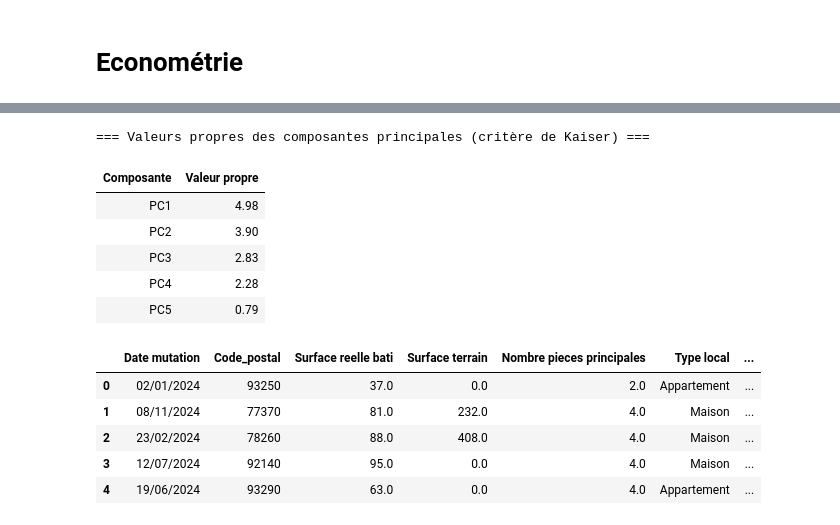
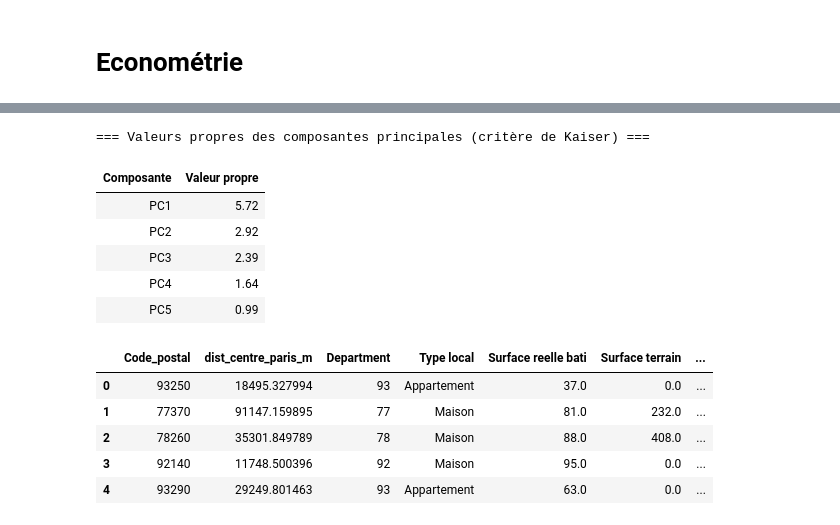
Before and after one commit to gaybrice/projet-python-ds, a Jupyter notebook: notebooks/econometrie.ipynb, the cells around one changed output, grey strips where cells are left out. Cells and saved outputs as stored; diff of their text form; code cells hidden in the pictures.

```diff
--- a/notebooks/econometrie.ipynb
+++ b/notebooks/econometrie.ipynb
@@ -17,7 +17,11 @@ print(gdf.keys())
 
 gdf = gdf.drop(columns=["adresse", "Commune", "Code commune",
                         "nearest_bus_stop_id", "nearest_metro_stop_id",
-                        "nearest_train_stop_id", "nearest_tramway_stop_id"])
+                        "nearest_train_stop_id", "nearest_tramway_stop_id", 'result_score_next', 'result_label',
+                        'result_type', 'result_id', 'result_housenumber', 'result_name',
+                        'result_street', 'result_postcode', 'result_city', 'result_context',
+                        'result_citycode', 'result_oldcitycode', 'result_oldcity',
+                        'result_district', 'result_status'])
 save_gdf = gdf.copy()
 # %% [output]
 Index(['adresse', 'Code_postal', 'dist_centre_paris_m', 'Department',
@@ -163,39 +171,39 @@ display(HTML(df_valeurs_propres.to_html(index=False)))
 # %% [output]
 === Valeurs propres des composantes principales (critère de Kaiser) ===
 | Composante | Valeur propre |
-| PC1 | 4.98 |
-| PC2 | 3.90 |
-| PC3 | 2.83 |
-| PC4 | 2.28 |
-| PC5 | 0.79 |
+| PC1 | 5.72 |
+| PC2 | 2.92 |
+| PC3 | 2.39 |
+| PC4 | 1.64 |
+| PC5 | 0.99 |
 # %%
 
-# On ne garde que les 4 premières
-for i in range(4):
+# On ne garde que les 5 premières
+for i in range(5):
     gdf[f'PC{i+1}_transport'] = X_pca[:, i]
 
 # Liste des colonnes PCA existantes ou variables de transport à supprimer
 transport_vars = [
     'nearest_bus_dist_m', 'nearest_metro_dist_m', 'nearest_tramway_dist_m', 'nearest_train_dist_m',
     'nb_routes_tramway_1km', 'nb_routes_metro_1km', 'nb_routes_train_1km', 'nb_routes_bus_1km',
     'nb_stations_tramway_1km', 'nb_stations_metro_1km', 'nb_stations_train_1km', 'nb_stations_bus_1km',
     'passage_journalier_tramway_1km', 'passage_journalier_metro_1km',
     'passage_journalier_train_1km', 'passage_journalier_bus_1km'
 ]
 
 # Supprimer les colonnes de transport et les anciennes colonnes PCA si elles existent
-cols_to_drop = transport_vars + [f'PC{i}_transport' for i in range(5, gdf.shape[1])]
+cols_to_drop = transport_vars + [f'PC{i}_transport' for i in range(6, gdf.shape[1])]
 gdf = gdf.drop(columns=[c for c in cols_to_drop if c in gdf.columns])
 
 # Vérifier le résultat
 gdf.head()
 # %% [output]
-|  | Date mutation | Code_postal | Surface reelle bati | Surface terrain | Nombre pieces principales | Type local | ... |
-| 0 | 02/01/2024 | 93250 | 37.0 | 0.0 | 2.0 | Appartement | ... |
-| 1 | 08/11/2024 | 77370 | 81.0 | 232.0 | 4.0 | Maison | ... |
-| 2 | 23/02/2024 | 78260 | 88.0 | 408.0 | 4.0 | Maison | ... |
-| 3 | 12/07/2024 | 92140 | 95.0 | 0.0 | 4.0 | Maison | ... |
-| 4 | 19/06/2024 | 93290 | 63.0 | 0.0 | 4.0 | Appartement | ... |
+|  | Code_postal | dist_centre_paris_m | Department | Type local | Surface reelle bati | Surface terrain | ... |
+| 0 | 93250 | 18495.327994 | 93 | Appartement | 37.0 | 0.0 | ... |
+| 1 | 77370 | 91147.159895 | 77 | Maison | 81.0 | 232.0 | ... |
+| 2 | 78260 | 35301.849789 | 78 | Maison | 88.0 | 408.0 | ... |
+| 3 | 92140 | 11748.500396 | 92 | Maison | 95.0 | 0.0 | ... |
+| 4 | 93290 | 29249.801463 | 93 | Appartement | 63.0 | 0.0 | ... |
 # %%
 
 gdf_numeric = gdf.select_dtypes(include='number')
```
Also changed, not shown: parts of 8 cells of this notebook.
